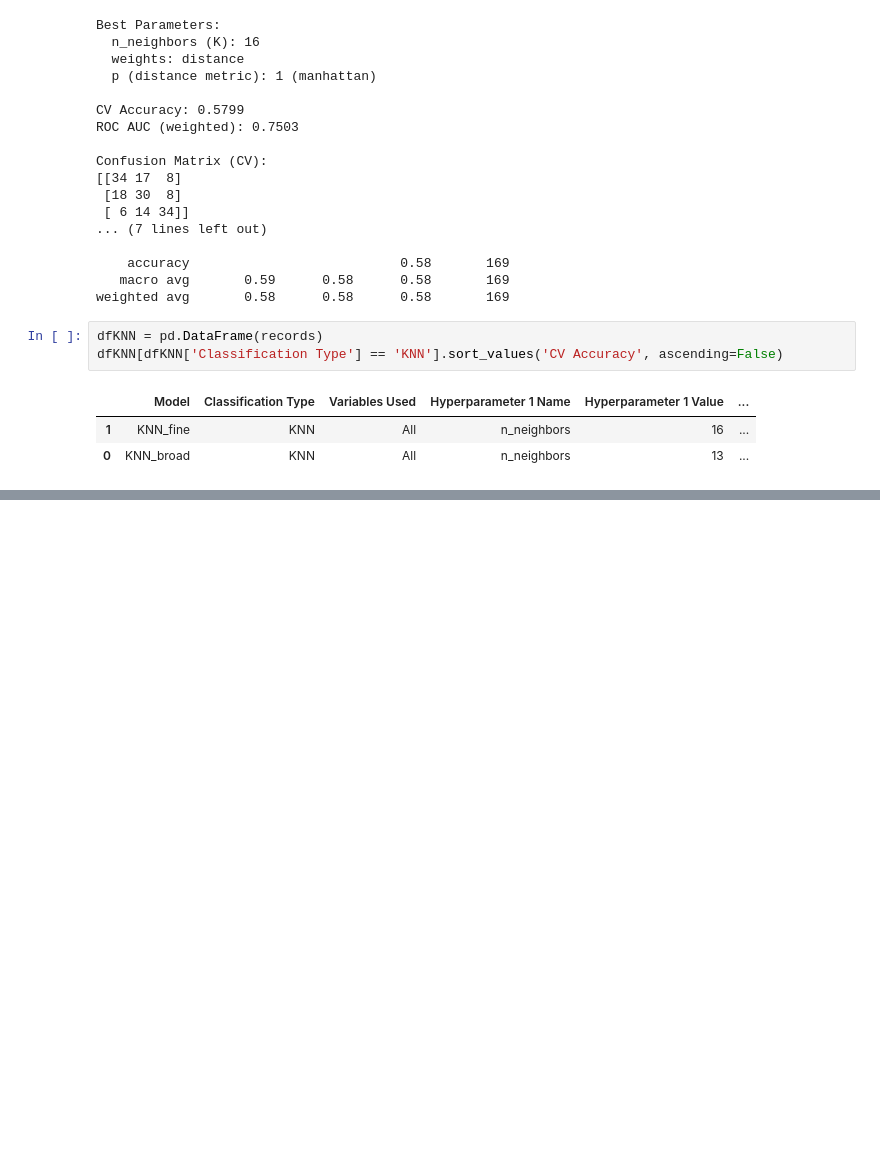
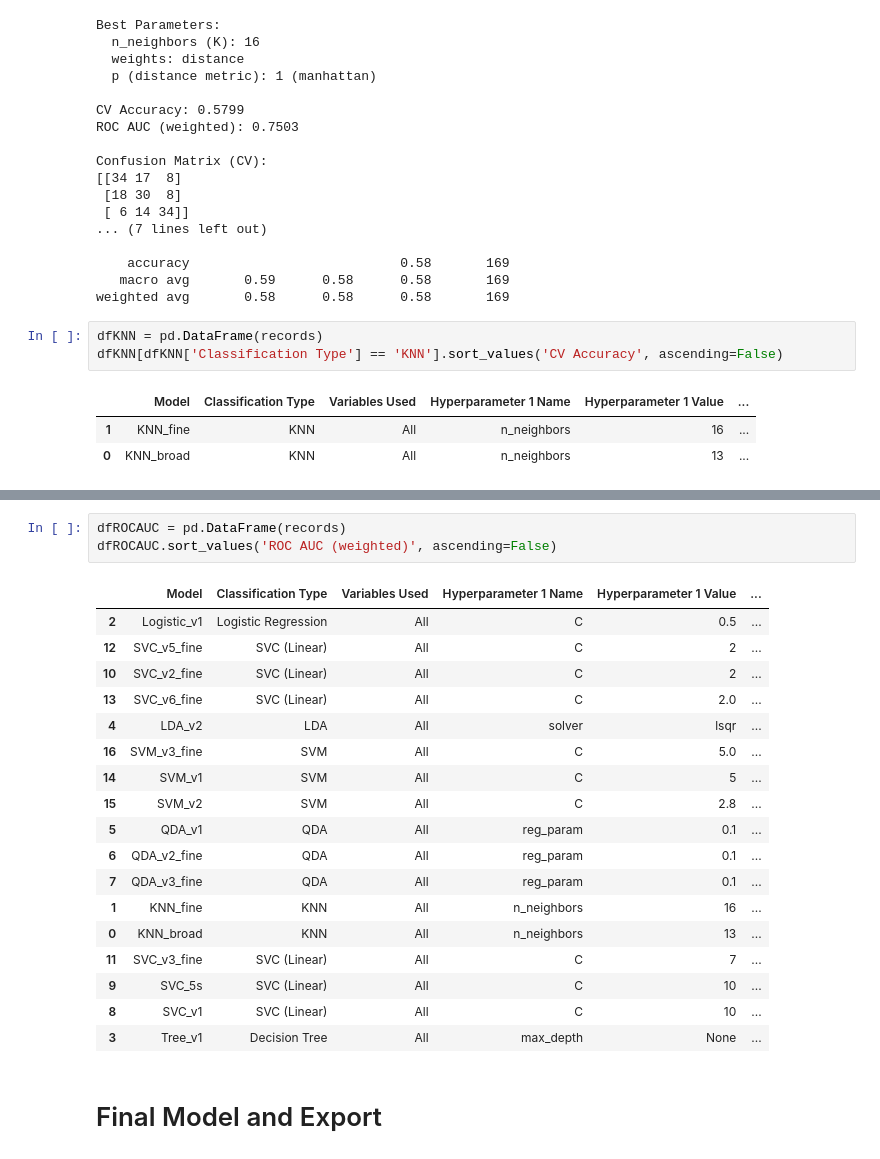
Before and after one commit to JRCompagno/GSB_544, a Jupyter notebook: Final_Project/gsb-544-fall-2025-classification/Classification_Final_Project.ipynb, the cells around one changed output, grey strips where cells are left out. Saved outputs shown, nothing was run; the diff lists cells and outputs as text; blank space fills up the shorter version.

```diff
--- a/Final_Project/gsb-544-fall-2025-classification/Classification_Final_Project.ipynb
+++ b/Final_Project/gsb-544-fall-2025-classification/Classification_Final_Project.ipynb
@@ -325,0 +1436,24 @@ dfKNN[dfKNN['Classification Type'] == 'KNN'].sort_values('CV Accuracy', ascendin
+# %%
+dfROCAUC = pd.DataFrame(records)
+dfROCAUC.sort_values('ROC AUC (weighted)', ascending=False)
+# %% [output]
+|  | Model | Classification Type | Variables Used | Hyperparameter 1 Name | Hyperparameter 1 Value | ... |
+| 2 | Logistic_v1 | Logistic Regression | All | C | 0.5 | ... |
+| 12 | SVC_v5_fine | SVC (Linear) | All | C | 2 | ... |
+| 10 | SVC_v2_fine | SVC (Linear) | All | C | 2 | ... |
+| 13 | SVC_v6_fine | SVC (Linear) | All | C | 2.0 | ... |
+| 4 | LDA_v2 | LDA | All | solver | lsqr | ... |
+| 16 | SVM_v3_fine | SVM | All | C | 5.0 | ... |
+| 14 | SVM_v1 | SVM | All | C | 5 | ... |
+| 15 | SVM_v2 | SVM | All | C | 2.8 | ... |
+| 5 | QDA_v1 | QDA | All | reg_param | 0.1 | ... |
+| 6 | QDA_v2_fine | QDA | All | reg_param | 0.1 | ... |
+| 7 | QDA_v3_fine | QDA | All | reg_param | 0.1 | ... |
+| 1 | KNN_fine | KNN | All | n_neighbors | 16 | ... |
+| 0 | KNN_broad | KNN | All | n_neighbors | 13 | ... |
+| 11 | SVC_v3_fine | SVC (Linear) | All | C | 7 | ... |
+| 9 | SVC_5s | SVC (Linear) | All | C | 10 | ... |
+| 8 | SVC_v1 | SVC (Linear) | All | C | 10 | ... |
+| 3 | Tree_v1 | Decision Tree | All | max_depth | None | ... |
+# %% [markdown]
+# Final Model and Export
```
Also changed, not shown: parts of 38 cells of this notebook, 10 other files.
